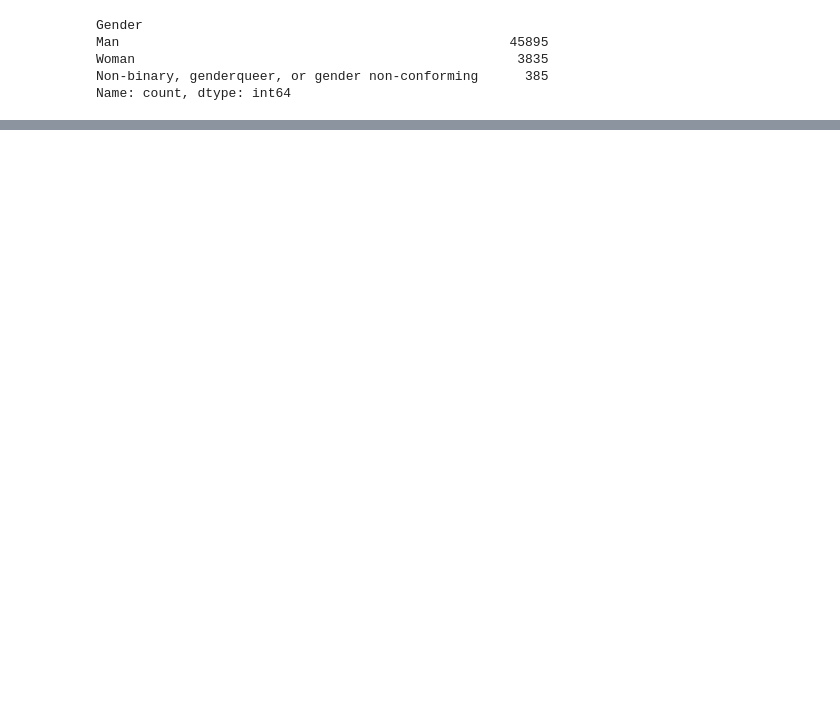
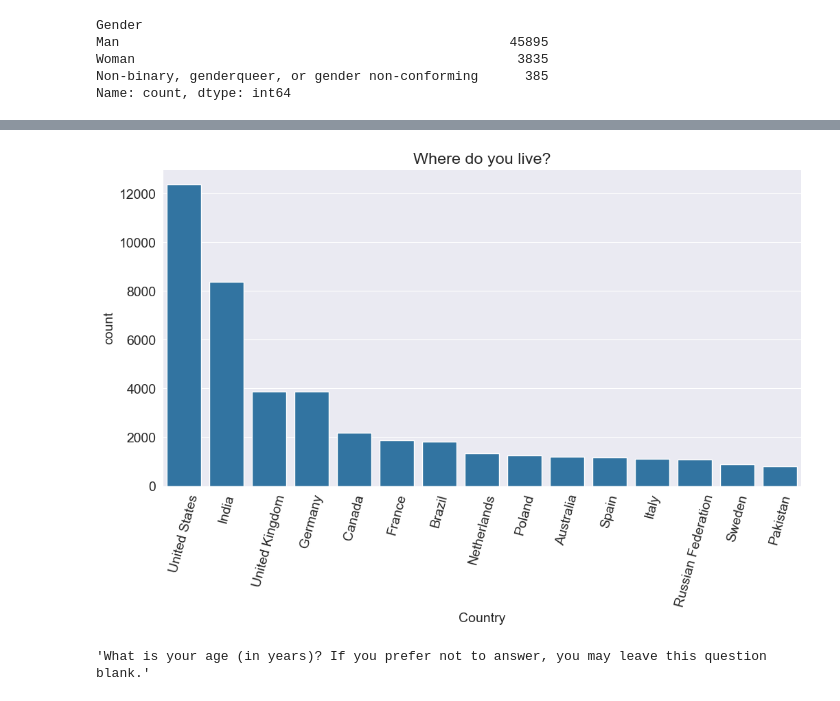
Before and after one commit to Nisarg153/Stackoverflow_survey, a Jupyter notebook: stackoverflow-survey.ipynb, the cells around one changed output, grey strips where cells are left out. Cells and saved outputs as stored; diff of their text form; code cells hidden in the pictures; blank space fills up the shorter version.

```diff
--- a/stackoverflow-survey.ipynb
+++ b/stackoverflow-survey.ipynb
@@ -234,0 +299,5 @@ Name: count, dtype: int64
+# %%
+sns.set_style('darkgrid');
+plt.rcParams['font.size'] = 14;
+plt.rcParams['figure.figsize'] = (9,5)
+plt.rcParams['figure.facecolor'] = '#00000000';
@@ -234,0 +327,3 @@ Name: count, dtype: int64
+# %%
+top_countires = survey_df.Country.value_counts().head(15)
+top_countires
@@ -234,0 +348,9 @@ Name: count, dtype: int64
+# %%
+plt.figure(figsize=(12,6));
+plt.xticks(rotation = 75);
+plt.title(schema_df.Country)
+sns.barplot(x= top_countires.index, y= top_countires)
+
+fig = px.bar(data_frame=top_countires, x= top_countires.index, y= top_countires, title=schema_df.Country)
+fig.show()
+# %% [output]
@@ -234,0 +358,5 @@ Name: count, dtype: int64
+[figure, added]
+# %%
+schema_df.Age
+# %% [output]
+'What is your age (in years)? If you prefer not to answer, you may leave this question blank.'
```
Also changed, not shown: parts of 18 cells of this notebook.
